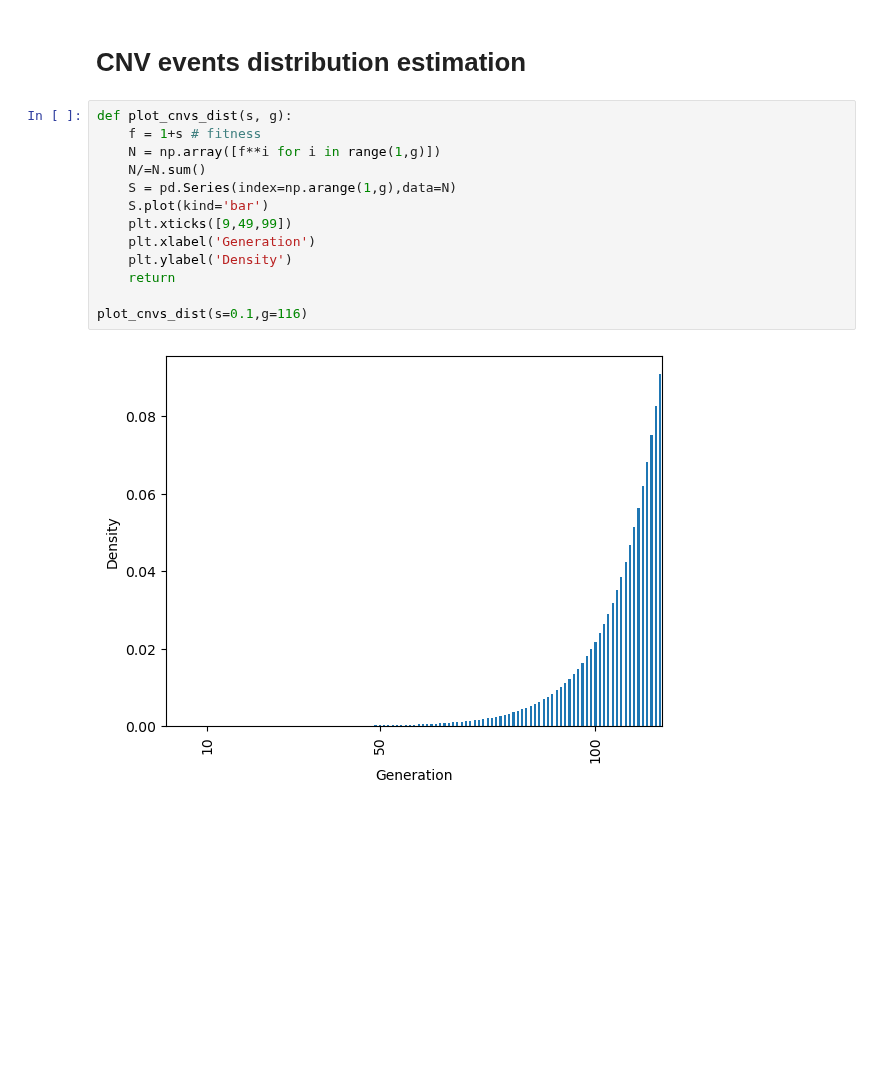
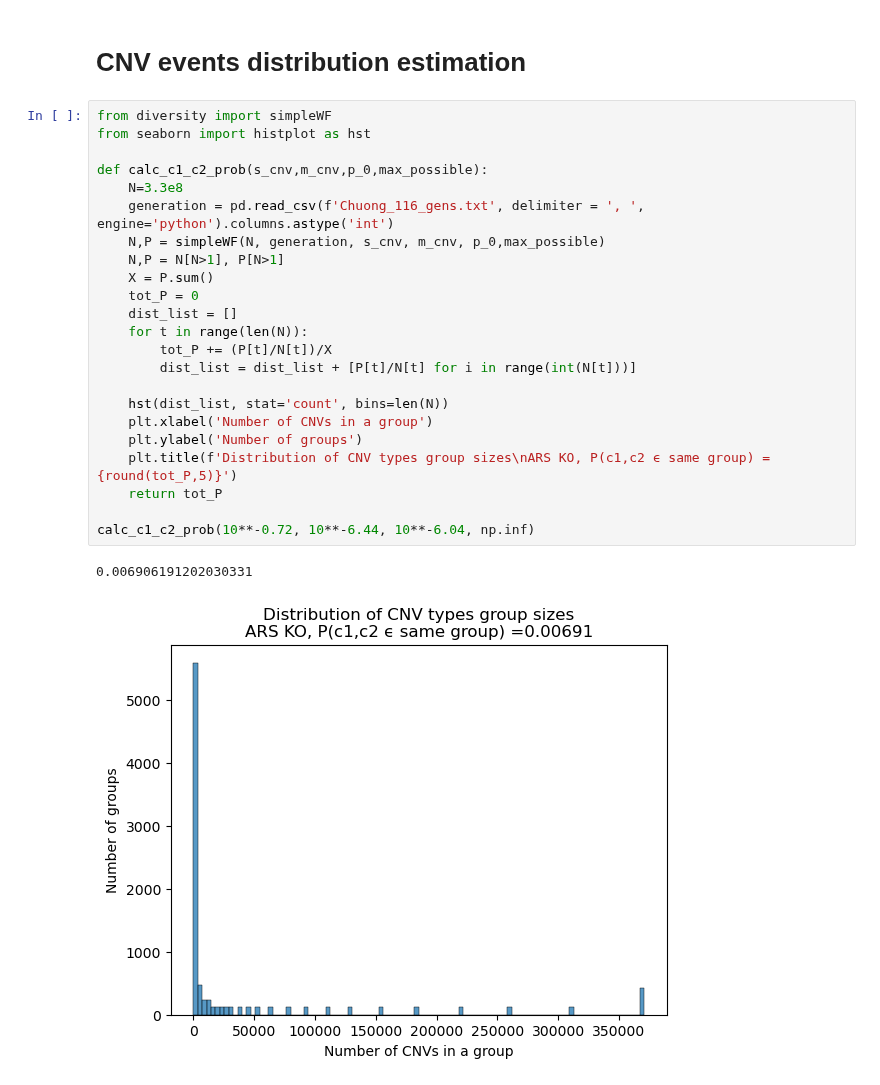
Before and after one commit to yoavram-lab/chuong_et_al, a Jupyter notebook: Diversity.ipynb, the cells around one changed output. Saved outputs shown, nothing was run; the diff lists cells and outputs as text; blank space fills up the shorter version.

Commit message:
fixed cnv types distribution

```diff
--- a/Diversity.ipynb
+++ b/Diversity.ipynb
@@ -49,18 +49,29 @@ Text(0, 0.5, 'Total CNV events')
 [figure]
 # %% [markdown]
 # CNV events distribution estimation
-# %%
-def plot_cnvs_dist(s, g):
-    f = 1+s # fitness
-    N = np.array([f**i for i in range(1,g)])
-    N/=N.sum()
-    S = pd.Series(index=np.arange(1,g),data=N)
-    S.plot(kind='bar')
-    plt.xticks([9,49,99])
-    plt.xlabel('Generation')
-    plt.ylabel('Density')
-    return
-
-plot_cnvs_dist(s=0.1,g=116)
-# %% [output]
-[figure, removed]
+# %%
+from diversity import simpleWF
+from seaborn import histplot as hst
+
+def calc_c1_c2_prob(s_cnv,m_cnv,p_0,max_possible):
+    N=3.3e8
+    generation = pd.read_csv(f'Chuong_116_gens.txt', delimiter = ', ', engine='python').columns.astype('int')
+    N,P = simpleWF(N, generation, s_cnv, m_cnv, p_0,max_possible)
+    N,P = N[N>1], P[N>1]
+    X = P.sum()
+    tot_P = 0
+    dist_list = []
+    for t in range(len(N)):
+        tot_P += (P[t]/N[t])/X
+        dist_list = dist_list + [P[t]/N[t] for i in range(int(N[t]))]
+
+    hst(dist_list, stat='count', bins=len(N))
+    plt.xlabel('Number of CNVs in a group')
+    plt.ylabel('Number of groups')
+    plt.title(f'Distribution of CNV types group sizes\nARS KO, P(c1,c2 ϵ same group) ={round(tot_P,5)}')
+    return tot_P
+
+calc_c1_c2_prob(10**-0.72, 10**-6.44, 10**-6.04, np.inf)
+# %% [output]
+0.006906191202030331
+[figure, added]
```
Also changed, not shown: 2 other files.
